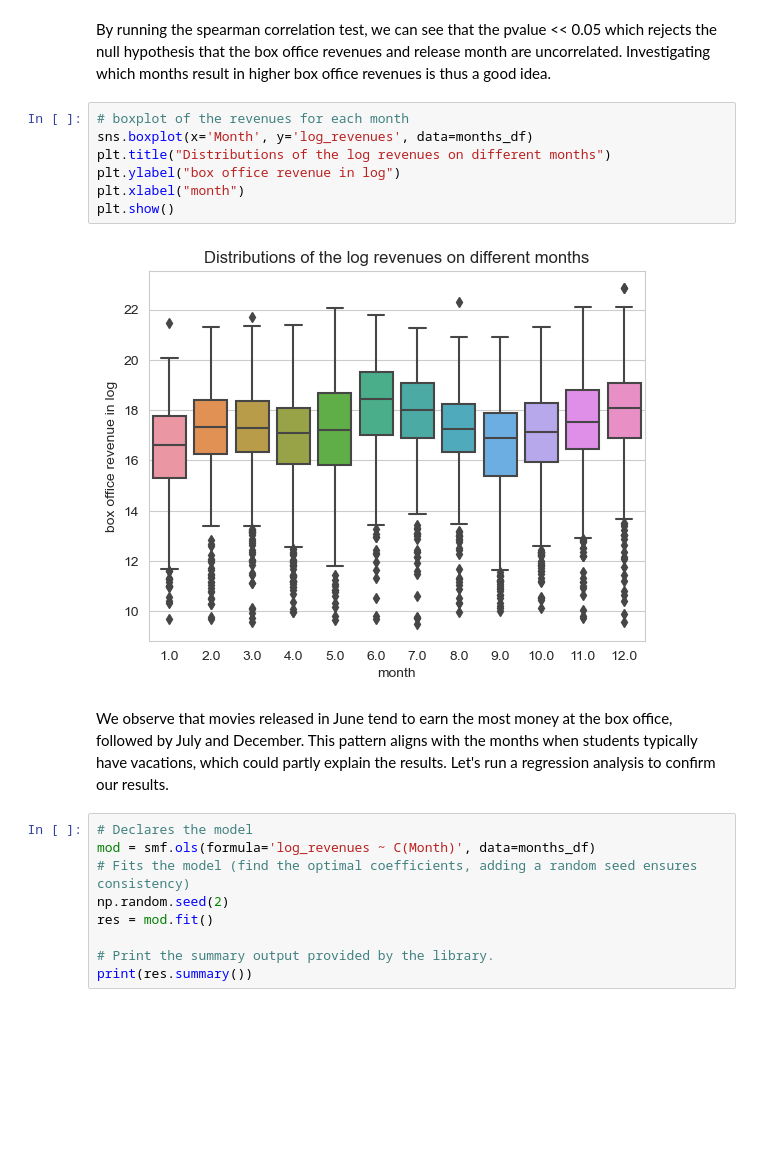
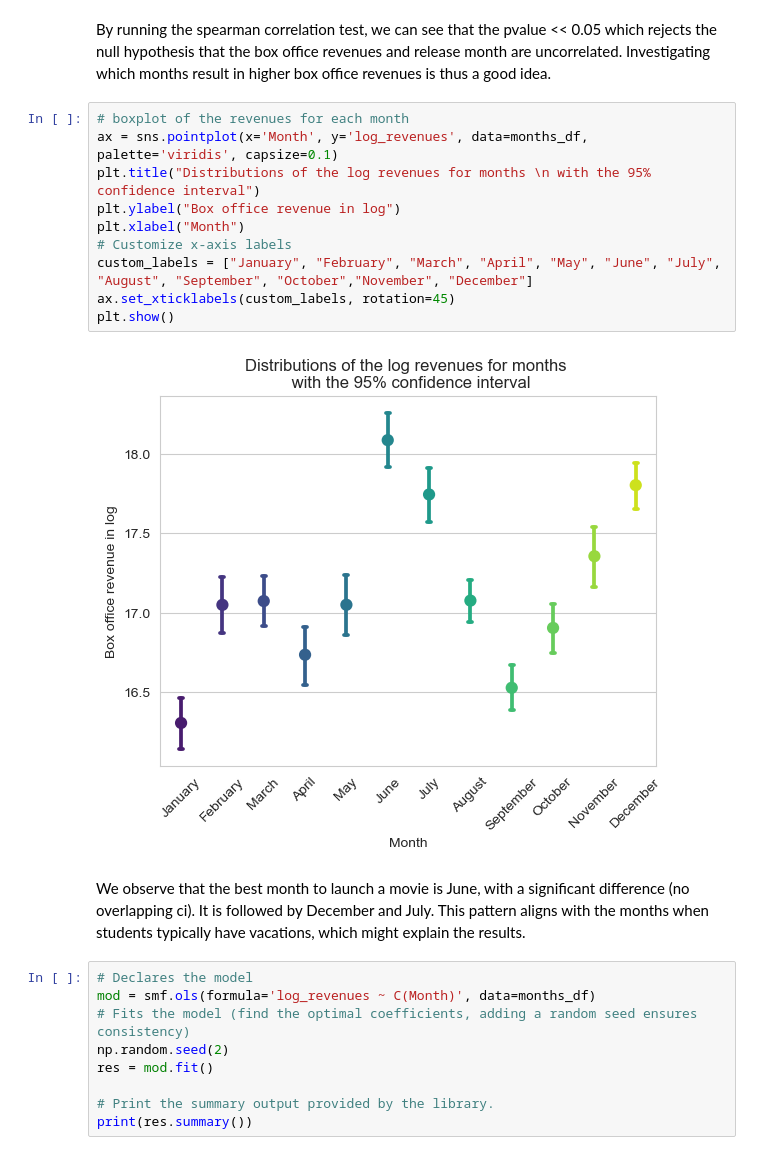
Before and after one commit to epfl-ada/ada-2023-project-adaflix, a Jupyter notebook: garik_notebook.ipynb, the cells around one changed output. Cells and saved outputs as stored; diff of their text form; blank space fills up the shorter version.

```diff
--- a/garik_notebook.ipynb
+++ b/garik_notebook.ipynb
@@ -272,16 +290,18 @@ SignificanceResult(statistic=0.09366287903172422, pvalue=1.0366280870920575e-14)
 By running the spearman correlation test, we can see that the pvalue << 0.05 which rejects the null hypothesis that the box office revenues and release month are uncorrelated. Investigating which months result in higher box office revenues is thus a good idea.
 # %%
 # boxplot of the revenues for each month
-sns.boxplot(x='Month', y='log_revenues', data=months_df)
-plt.title("Distributions of the log revenues on different months")
-plt.ylabel("box office revenue in log")
-plt.xlabel("month")
+ax = sns.pointplot(x='Month', y='log_revenues', data=months_df, palette='viridis', capsize=0.1)
+plt.title("Distributions of the log revenues for months \n with the 95% confidence interval")
+plt.ylabel("Box office revenue in log")
+plt.xlabel("Month")
+# Customize x-axis labels
+custom_labels = ["January", "February", "March", "April", "May", "June", "July", "August", "September", "October","November", "December"]
+ax.set_xticklabels(custom_labels, rotation=45)
 plt.show()
 # %% [output]
-[figure, old version]
+[figure, new version]
 # %% [markdown]
-We observe that movies released in June tend to earn the most money at the box office, followed by July and December. This pattern aligns with the months when students typically have vacations, which could partly explain the results.
-Let's run a regression analysis to confirm our results.
+We observe that the best month to launch a movie is June, with a significant difference (no overlapping ci). It is followed by December and July. This pattern aligns with the months when students typically have vacations, which might explain the results.
 # %%
 # Declares the model
 mod = smf.ols(formula='log_revenues ~ C(Month)', data=months_df)
```
Also changed, not shown: parts of 14 cells of this notebook, 5 other files.
